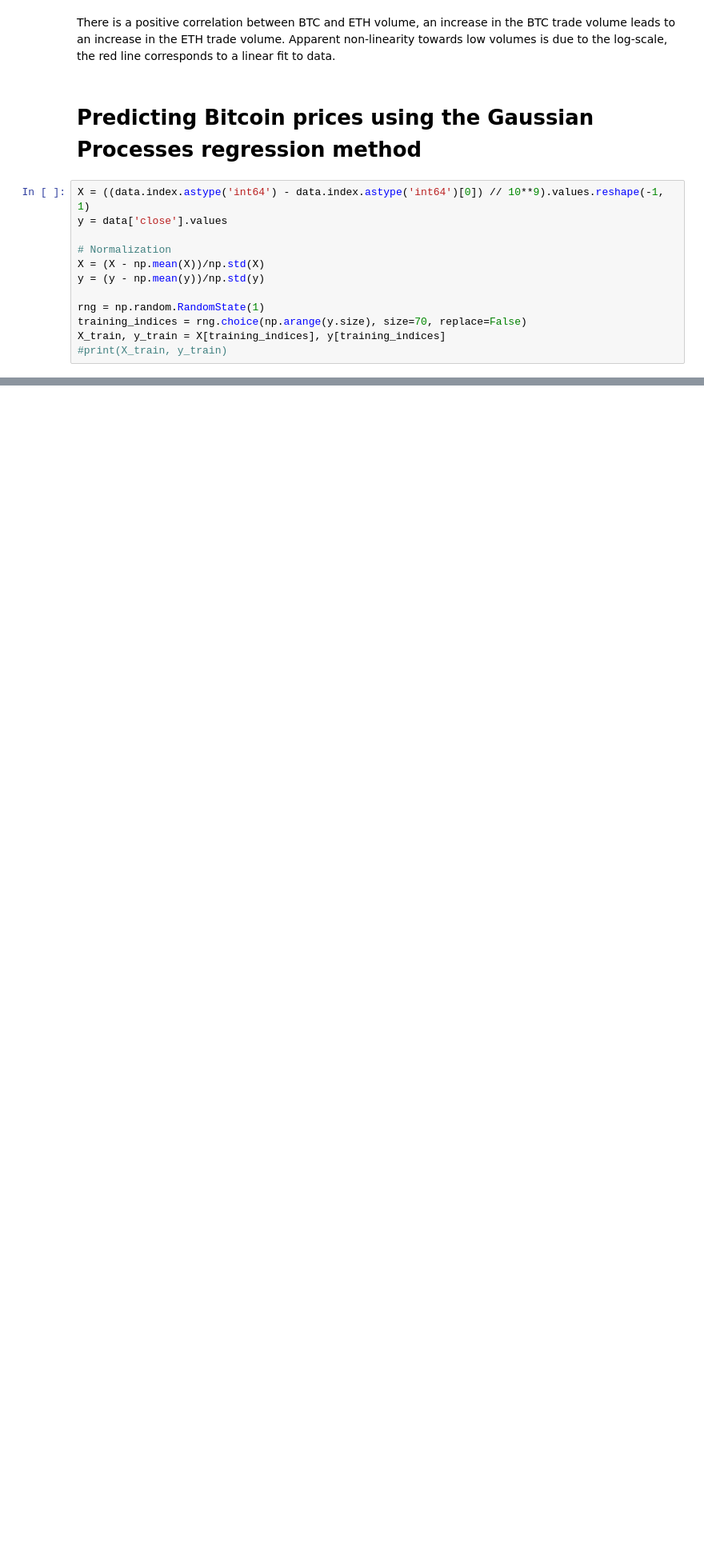
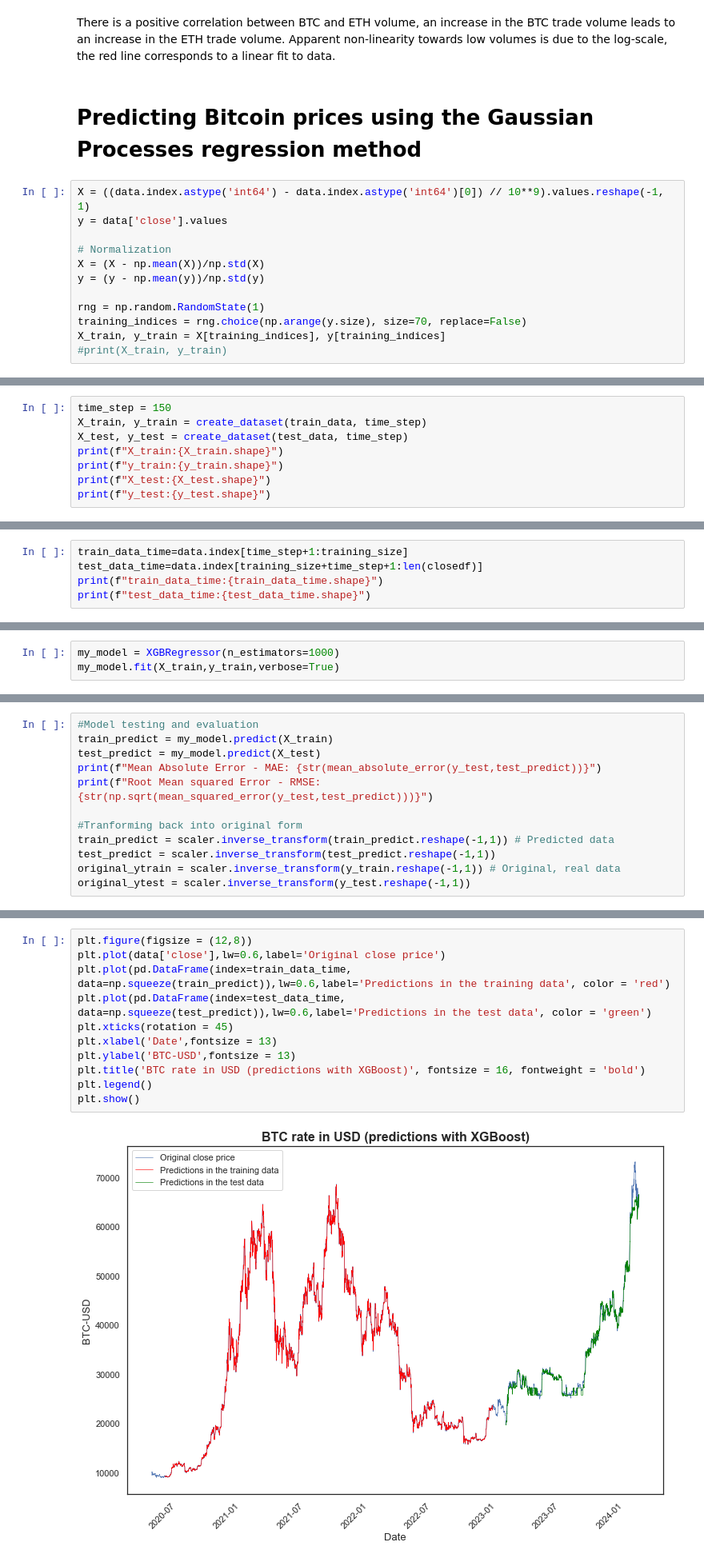
Before and after one commit to agoncharova/coin_insights, a Jupyter notebook: cryptocurrency.ipynb, the cells around one changed output, grey strips where cells are left out. Shown at 80% size. Saved outputs shown, nothing was run; the diff lists cells and outputs as text; blank space fills up the shorter version.

Commit message:
Predicting Bitcoin prices using XGBoost

```diff
--- a/cryptocurrency.ipynb
+++ b/cryptocurrency.ipynb
@@ -282,0 +323,8 @@ plt.show()
+# %%
+time_step = 150
+X_train, y_train = create_dataset(train_data, time_step)
+X_test, y_test = create_dataset(test_data, time_step)
+print(f"X_train:{X_train.shape}")
+print(f"y_train:{y_train.shape}")
+print(f"X_test:{X_test.shape}")
+print(f"y_test:{y_test.shape}")
@@ -282,0 +336,5 @@ plt.show()
+# %%
+train_data_time=data.index[time_step+1:training_size]
+test_data_time=data.index[training_size+time_step+1:len(closedf)]
+print(f"train_data_time:{train_data_time.shape}")
+print(f"test_data_time:{test_data_time.shape}")
@@ -282,0 +344,3 @@ plt.show()
+# %%
+my_model = XGBRegressor(n_estimators=1000)
+my_model.fit(X_train,y_train,verbose=True)
@@ -282,0 +359,12 @@ plt.show()
+# %%
+#Model testing and evaluation
+train_predict = my_model.predict(X_train)
+test_predict = my_model.predict(X_test)
+print(f"Mean Absolute Error - MAE: {str(mean_absolute_error(y_test,test_predict))}")
+print(f"Root Mean squared Error - RMSE: {str(np.sqrt(mean_squared_error(y_test,test_predict)))}")
+
+#Tranforming back into original form
+train_predict = scaler.inverse_transform(train_predict.reshape(-1,1)) # Predicted data
+test_predict = scaler.inverse_transform(test_predict.reshape(-1,1))
+original_ytrain = scaler.inverse_transform(y_train.reshape(-1,1)) # Original, real data
+original_ytest = scaler.inverse_transform(y_test.reshape(-1,1))
@@ -282,0 +386,13 @@ plt.show()
+# %%
+plt.figure(figsize = (12,8))
+plt.plot(data['close'],lw=0.6,label='Original close price')
+plt.plot(pd.DataFrame(index=train_data_time, data=np.squeeze(train_predict)),lw=0.6,label='Predictions in the training data', color = 'red')
+plt.plot(pd.DataFrame(index=test_data_time, data=np.squeeze(test_predict)),lw=0.6,label='Predictions in the test data', color = 'green')
+plt.xticks(rotation = 45)
+plt.xlabel('Date',fontsize = 13)
+plt.ylabel('BTC-USD',fontsize = 13)
+plt.title('BTC rate in USD (predictions with XGBoost)', fontsize = 16, fontweight = 'bold')
+plt.legend()
+plt.show()
+# %% [output]
+[figure, added]
```
Also changed, not shown: parts of 26 cells of this notebook.
